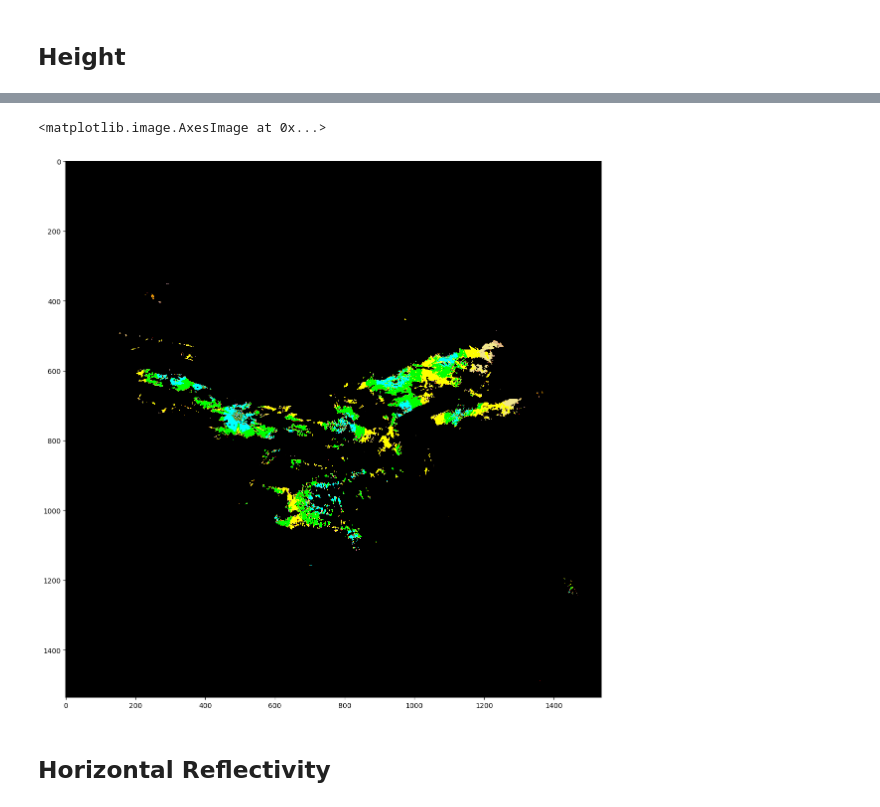
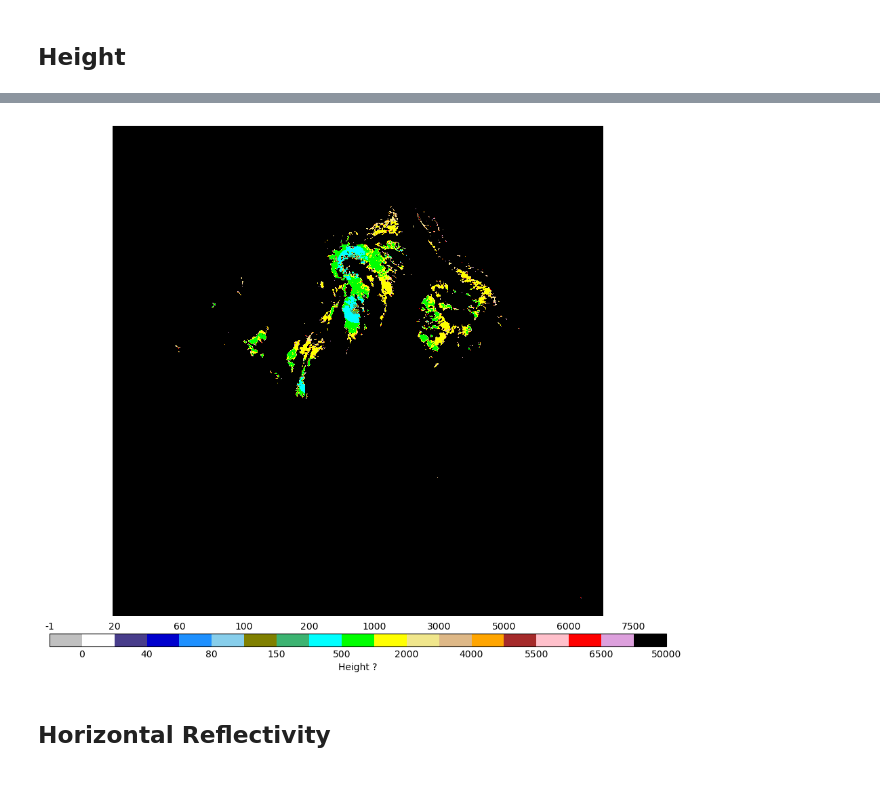
Before and after one commit to theperk08/Meteo_France_Radars, a Jupyter notebook: MeteoFrance_Bufr_Decoder.ipynb, the cells around one changed output, grey strips where cells are left out. Saved outputs shown, nothing was run; the diff lists cells and outputs as text; code cells hidden in the pictures.

```diff
--- a/MeteoFrance_Bufr_Decoder.ipynb
+++ b/MeteoFrance_Bufr_Decoder.ipynb
@@ -159,6 +159,7 @@ def simple_desc(desc_elt):
 # bufr file to decode
 DIR_PATH = r'C:\Users\thepe\Documents\Data_Analyse\Meteo_France_API'
 FILE_NAME = 'T_IMFR27_C_LFPW_20240124110000.bufr'
+FILE_NAME = 'T_IMFR27_C_LFPW_20240125153000.bufr.gz'
 
 # directory of the tables and local tables
 DIR_PATH_TABLE = r'C:\Users\thepe\Documents\BUFR32\MeteoFranceTables'
@@ -422,19 +438,35 @@ plt.imshow(data1, cmap=cmap_prob, norm=norm_prob)
 # %%
 cmap_h = colors.ListedColormap(['silver','white', 'darkslateblue', 'mediumblue','dodgerblue',
                               'skyblue','olive','mediumseagreen','cyan','lime','yellow',
                               'khaki','burlywood','orange','brown','pink','red','plum', 'black'])
 bounds_h = [-1, 0, 20, 40, 60, 80, 100, 150,200, 500,1000, 2000, 3000, 4000, 5000, 5500, 6000, 6500, 7500, 50000]
 norm_h = colors.BoundaryNorm(bounds_h, cmap_h.N)
 
+
+ltop=bounds_h[::2]           # labels appear on top
+lbot = [x if i%2==1 else '' for i, x in enumerate(bounds_h) ]
+clabel_h = 'Height ?'
+
 rows = int(datas_total['Number of pixels per row'][0])
 cols = int(datas_total['Number of pixels per column'][0])
 
-data_h = np.reshape(datas_total['Height'], (rows, cols))
-plt.figure(figsize = (14,14))
-plt.imshow(data_h, cmap=cmap_h, norm=norm_h)
+data1 = np.reshape(datas_total['Height'], (rows, cols))
+
+fig, ax = plt.subplots(figsize=(14, 14))
+fig.subplots_adjust(left=0.25, bottom=0.25)
+
+p = ax.imshow(data1, cmap = cmap_h, norm=norm_h)
+plt.axis('off')
+cbar = plt.colorbar(p, cmap=cmap_h, norm=norm_h, boundaries=bounds_h, ticks=bounds_h, location="bottom", pad=0.03, aspect=50)
+cbar.set_label(clabel_h)
+cbar.ax.set_xticklabels(lbot)
+cbar.ax.tick_params(size=0) # cacher les ticks
+vmin=cbar.norm.vmin
+vmax=cbar.norm.vmax
+for ii, li in enumerate(ltop):
+    cbar.ax.text(2*ii/(len(bounds_h)-1), 1.2, str(li), transform=cbar.ax.transAxes, va='bottom', ha='center')
 # %% [output]
-<matplotlib.image.AxesImage at 0x...>
-[figure, old version]
+[figure, new version]
 # %% [markdown]
 ## Horizontal Reflectivity
 # %%
```
Also changed, not shown: parts of 6 cells of this notebook.
